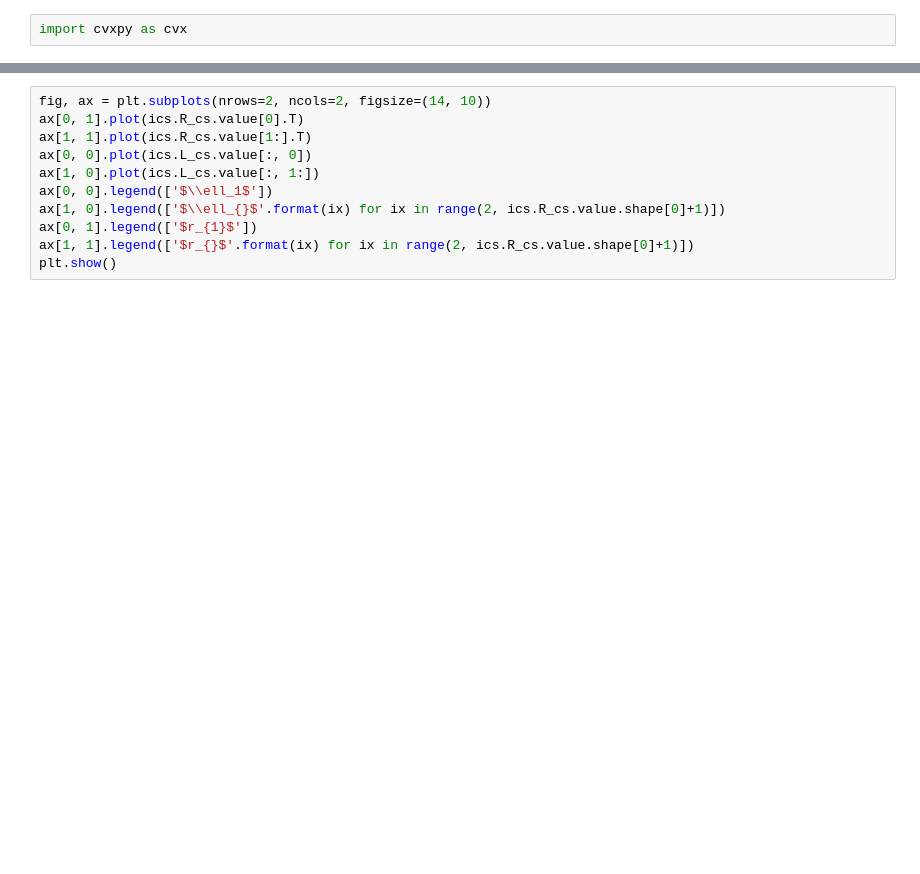
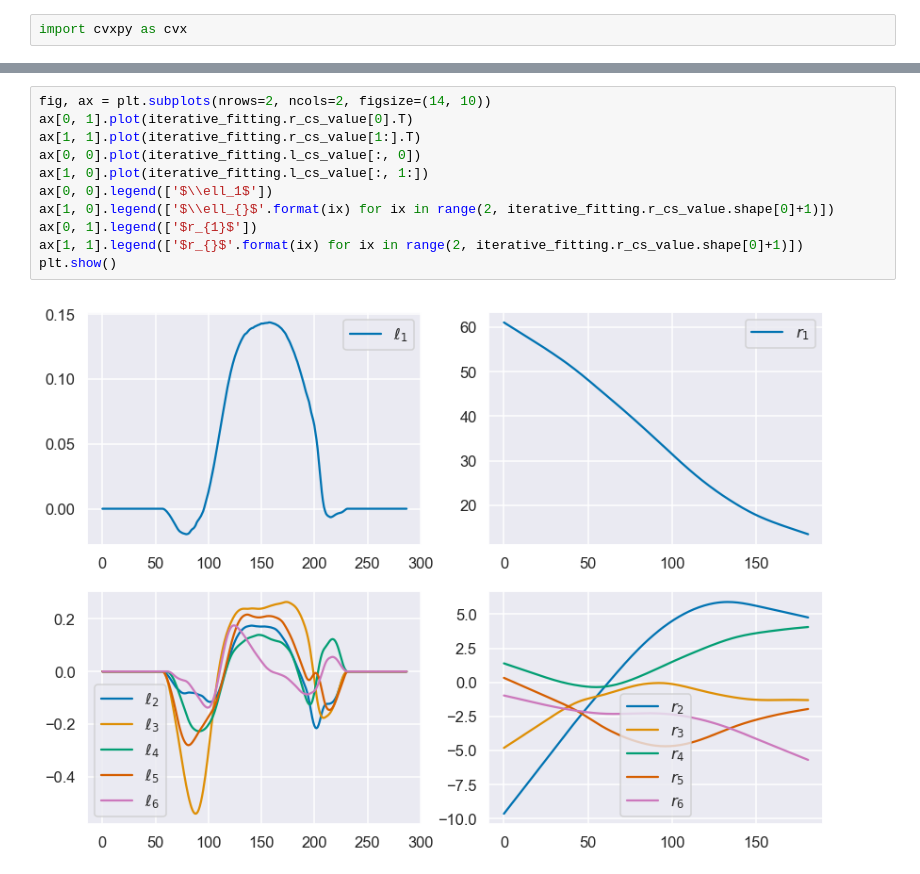
Before and after one commit to slacgismo/StatisticalClearSky, a Jupyter notebook: notebooks/Example_01.ipynb, the cells around one changed output, grey strips where cells are left out. Saved outputs shown, nothing was run; the diff lists cells and outputs as text; blank space fills up the shorter version.

```diff
--- a/notebooks/Example_01.ipynb
+++ b/notebooks/Example_01.ipynb
@@ -79,12 +100,14 @@ ax[-1].set_xlim(0, 288*(D2-D1))
 # %%
 fig, ax = plt.subplots(nrows=2, ncols=2, figsize=(14, 10))
-ax[0, 1].plot(ics.R_cs.value[0].T)
-ax[1, 1].plot(ics.R_cs.value[1:].T)
-ax[0, 0].plot(ics.L_cs.value[:, 0])
-ax[1, 0].plot(ics.L_cs.value[:, 1:])
+ax[0, 1].plot(iterative_fitting.r_cs_value[0].T)
+ax[1, 1].plot(iterative_fitting.r_cs_value[1:].T)
+ax[0, 0].plot(iterative_fitting.l_cs_value[:, 0])
+ax[1, 0].plot(iterative_fitting.l_cs_value[:, 1:])
 ax[0, 0].legend(['$\\ell_1$'])
-ax[1, 0].legend(['$\\ell_{}$'.format(ix) for ix in range(2, ics.R_cs.value.shape[0]+1)])
+ax[1, 0].legend(['$\\ell_{}$'.format(ix) for ix in range(2, iterative_fitting.r_cs_value.shape[0]+1)])
 ax[0, 1].legend(['$r_{1}$'])
-ax[1, 1].legend(['$r_{}$'.format(ix) for ix in range(2, ics.R_cs.value.shape[0]+1)])
+ax[1, 1].legend(['$r_{}$'.format(ix) for ix in range(2, iterative_fitting.r_cs_value.shape[0]+1)])
 plt.show()
+# %% [output]
+[figure, added]
 # %%
```
Also changed, not shown: parts of 17 cells of this notebook.
